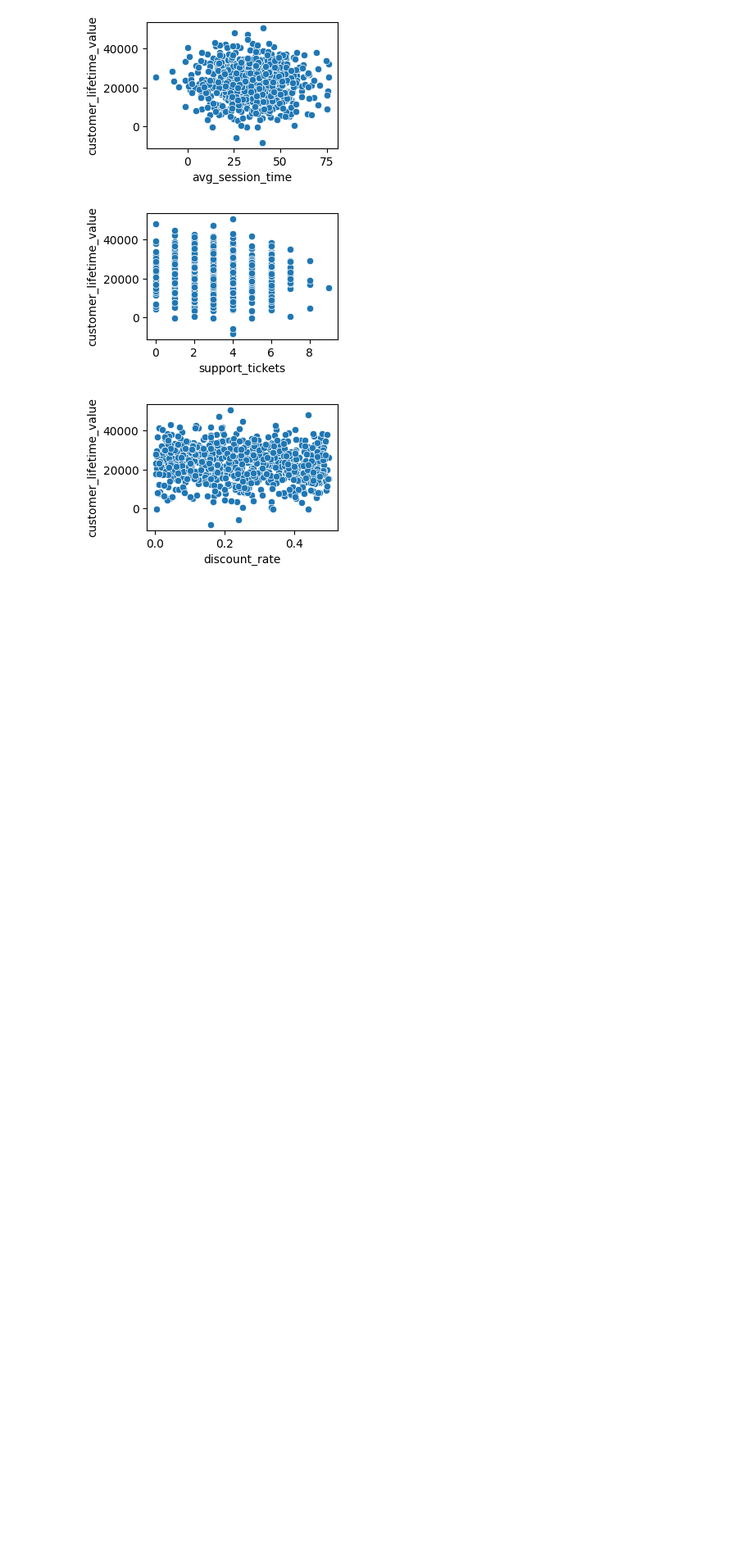
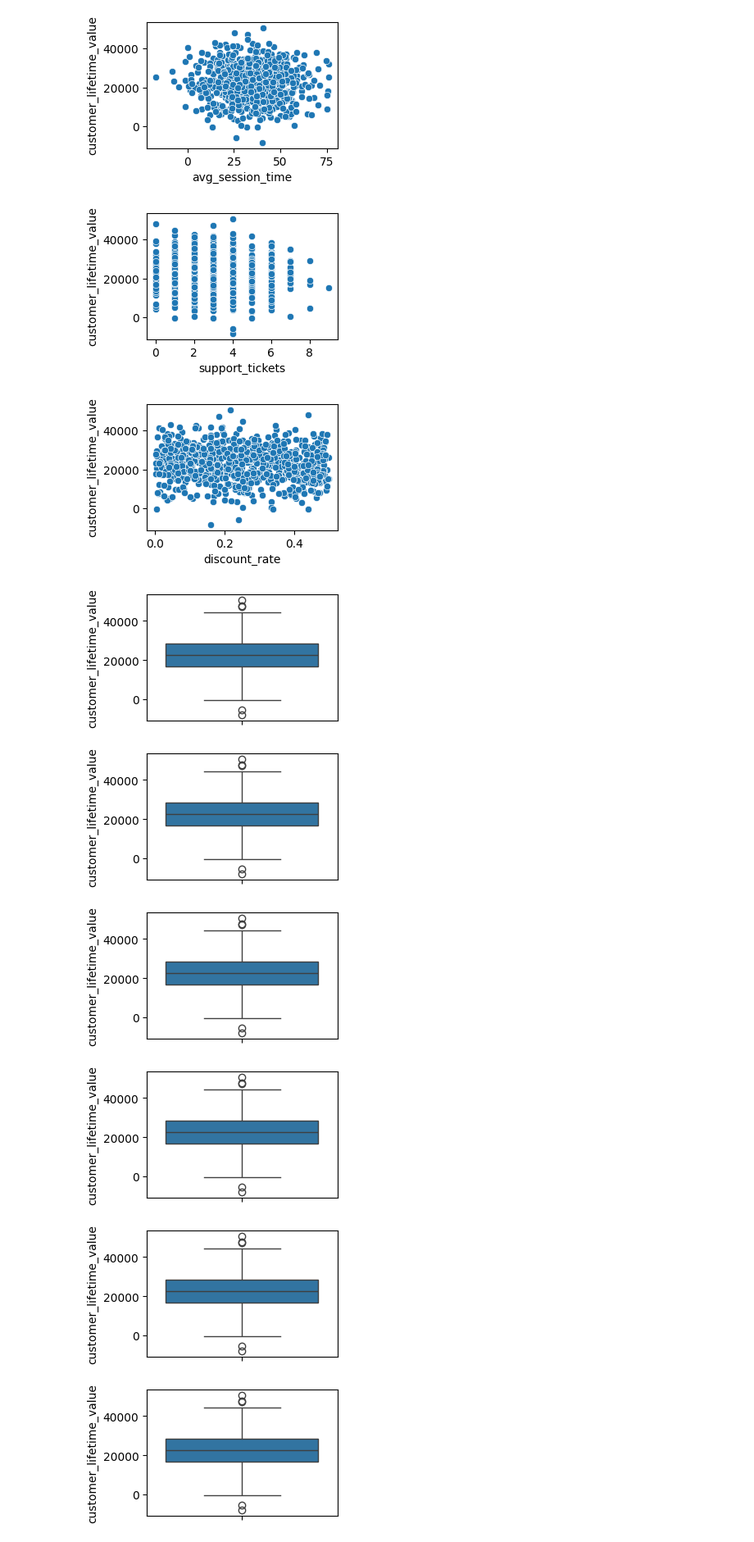
Before and after one commit to Md-Maruf-1727/Machine-Learning-Algorithms, a Jupyter notebook: Regularization (not a algorithm) technique/Customer sales prediction/code.ipynb, the cells around one changed output. Shown at 82% size. Saved outputs shown, nothing was run; the diff lists cells and outputs as text; code cells hidden in the pictures; blank space fills up the shorter version.

```diff
--- a/Regularization (not a algorithm) technique/Customer sales prediction/code.ipynb
+++ b/Regularization (not a algorithm) technique/Customer sales prediction/code.ipynb
@@ -142,3 +142,16 @@ sns.scatterplot(x='discount_rate', y='customer_lifetime_value', data=df)
 plt.show()
 # %% [output]
 [figure]
+# %%
+#using boxplot for seeing outlier
+for col2 in df:
+    plt.figure(figsize=(3,2))
+    sns.boxplot(df[col])
+    plt.show()
+# %% [output]
+[figure, added]
+[figure, added]
+[figure, added]
+[figure, added]
+[figure, added]
+[figure, added]
```
Also changed, not shown: parts of 1 cell of this notebook.
